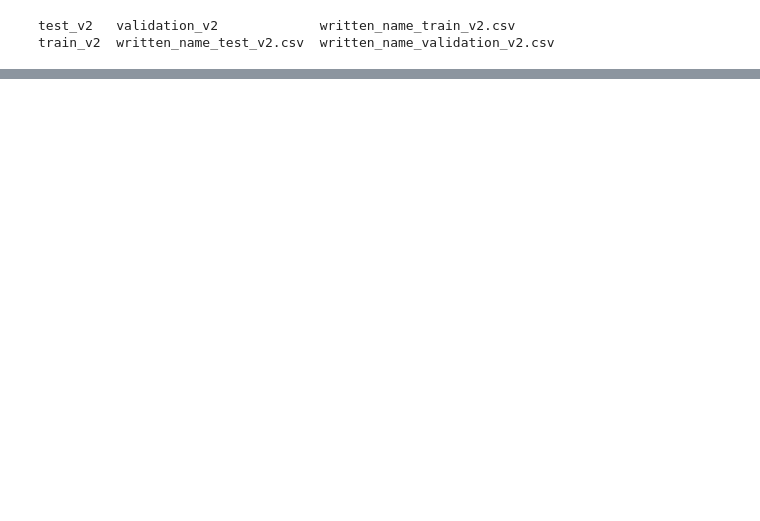
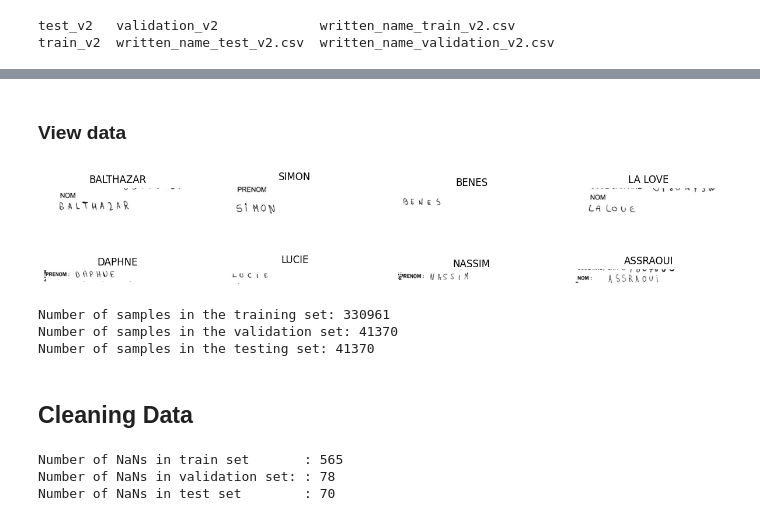
Before and after one commit to 21Ovi/NoteVision, a Jupyter notebook: NoteVision.ipynb, the cells around one changed output, grey strips where cells are left out. Drawn from its saved outputs; the diff is of its cells as text; code cells hidden in the pictures; blank space fills up the shorter version.

```diff
--- a/NoteVision.ipynb
+++ b/NoteVision.ipynb
@@ -129,0 +43,13 @@ image_tensors
+# %%
+# Load the CSV files using the correct paths
+train = pd.read_csv('/content/data/written_name_train_v2.csv')
+valid = pd.read_csv('/content/data/written_name_validation_v2.csv')
+test = pd.read_csv('/content/data/written_name_test_v2.csv')
+
+# Display the first few rows of each dataset to verify
+print("Train Data:")
+print(train.head())
+print("\nValidation Data:")
+print(valid.head())
+print("\nTest Data:")
+print(test.head())
@@ -129,0 +74,46 @@ image_tensors
+# %% [markdown]
+### View data
+# %%
+plt.figure(figsize=(15, 10))
+
+for i in range(8):
+  ax = plt.subplot(2, 4, i+1)
+  # Updated image path to include the additional 'train' folder
+  img_dir = '/content/data/train_v2/train/' + train.loc[i, 'FILENAME']
+  image = cv2.imread(img_dir, cv2.IMREAD_GRAYSCALE)
+
+  # Check if the image was loaded properly
+  if image is None:
+    print(f"Image not found or failed to load: {img_dir}")
+    continue
+
+  plt.imshow(image, cmap='gray')
+  plt.title(train.loc[i, 'IDENTITY'], fontsize=12)
+  plt.axis('off')
+
+plt.subplots_adjust(wspace=0.2, hspace=-0.8)
+# %% [output]
+[figure, added]
+# %%
+train_size = len(train)
+print(f"Number of samples in the training set: {train_size}")
+
+valid_size = len(valid)
+print(f"Number of samples in the validation set: {valid_size}")
+
+test_size = len(test)
+print(f"Number of samples in the testing set: {test_size}")
+# %% [output]
+Number of samples in the training set: 330961
+Number of samples in the validation set: 41370
+Number of samples in the testing set: 41370
+# %% [markdown]
+## Cleaning Data
+# %%
+print("Number of NaNs in train set       :", train['IDENTITY'].isnull().sum())
+print("Number of NaNs in validation set: :", valid['IDENTITY'].isnull().sum())
+print("Number of NaNs in test set        :", test['IDENTITY'].isnull().sum())
+# %% [output]
+Number of NaNs in train set       : 565
+Number of NaNs in validation set: : 78
+Number of NaNs in test set        : 70
```
Also changed, not shown: parts of 15 cells of this notebook.
